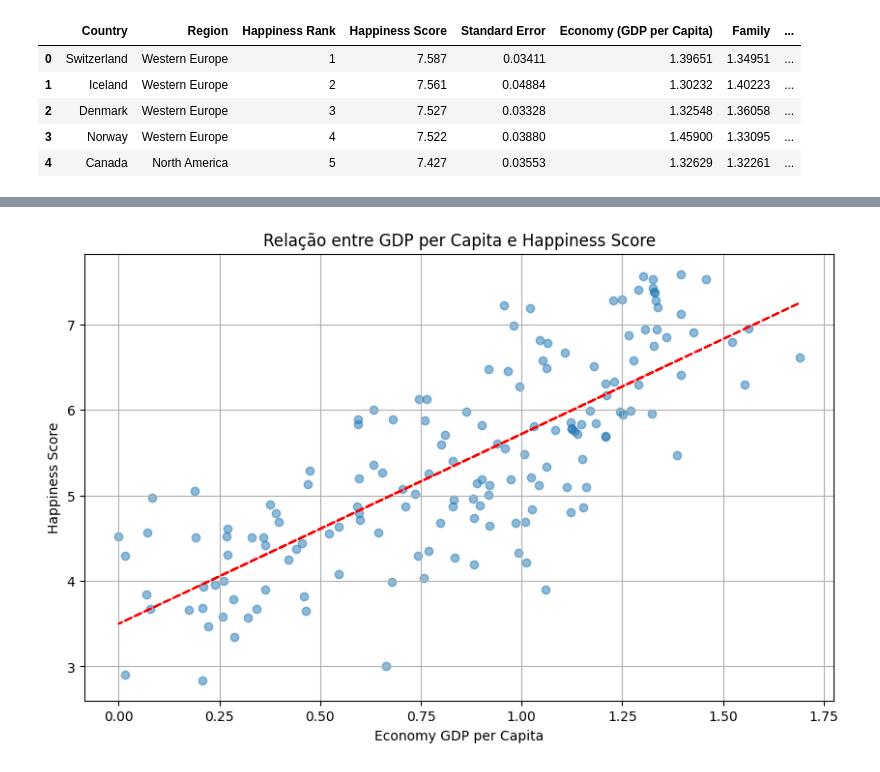
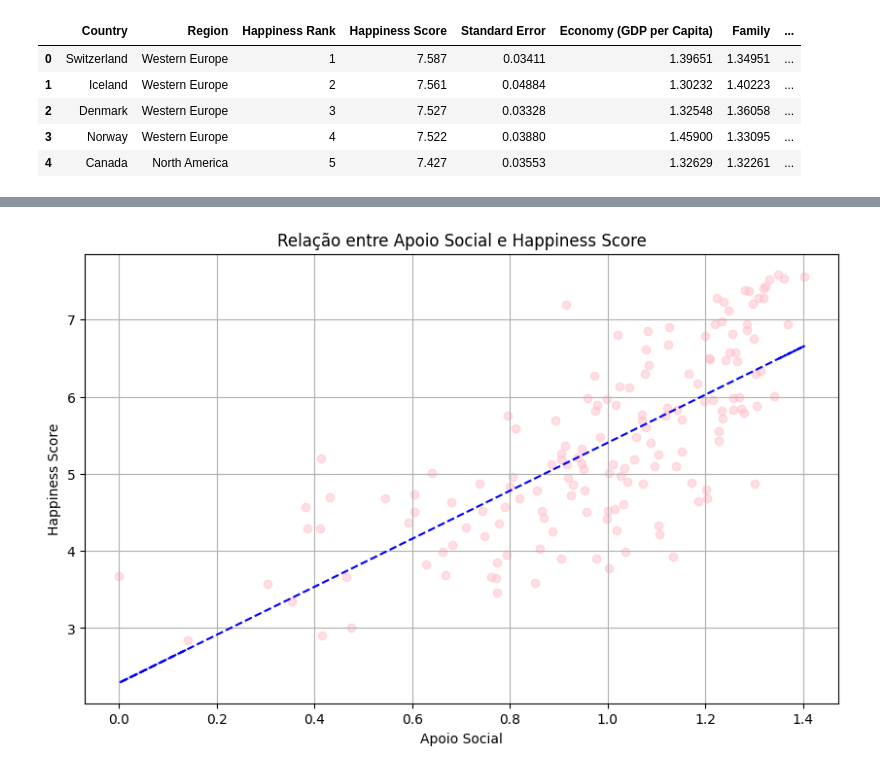
Before and after one commit to mxtqnt/ProbabilidadeEstatistica, a Jupyter notebook: src/prova/not.ipynb, the cells around one changed output, grey strips where cells are left out. Drawn from its saved outputs; the diff is of its cells as text; code cells hidden in the pictures.

```diff
--- a/src/prova/not.ipynb
+++ b/src/prova/not.ipynb
@@ -7,6 +7,7 @@ from scipy.stats import gaussian_kde
 
 %matplotlib inline
 # %%
+plt.rcParams['font.family'] = 'sans-serif'
 df = pd.read_csv('data/happiness_2015.csv')
 df.head()
 # %% [output]
@@ -19,26 +42,21 @@ df.head()
 # %%
-
-# Supondo que df seja o seu DataFrame
-# df = pd.read_csv('seu_arquivo.csv') # Descomente e ajuste o caminho do arquivo conforme necessário
 
 # Criando o gráfico de dispersão
 plt.figure(figsize=(10, 6))
-plt.scatter(df['Economy (GDP per Capita)'], df['Happiness Score'], alpha=0.5)
+plt.scatter(df['Family'], df['Happiness Score'], alpha=0.5,  color='pink')
 
 # Calculando a linha de melhor ajuste
-z = np.polyfit(df['Economy (GDP per Capita)'], df['Happiness Score'], 1)
+z = np.polyfit(df['Family'], df['Happiness Score'], 1)
 p = np.poly1d(z)
 
 # Adicionando a linha de tendência ao gráfico
-plt.plot(df['Economy (GDP per Capita)'], p(df['Economy (GDP per Capita)']), "r--")
+plt.plot(df['Family'], p(df['Family']), "b--")
 
 # Adicionando títulos e rótulos
-plt.title('Relação entre GDP per Capita e Happiness Score')
-plt.xlabel('Economy GDP per Capita')
+plt.title('Relação entre Apoio Social e Happiness Score')
+plt.xlabel('Apoio Social')
 plt.ylabel('Happiness Score')
-
-# Mostrando o gráfico
 plt.grid(True)
 plt.show()
 # %% [output]
-[figure, old version]
+[figure, new version]
```
Also changed, not shown: parts of 5 cells of this notebook.
